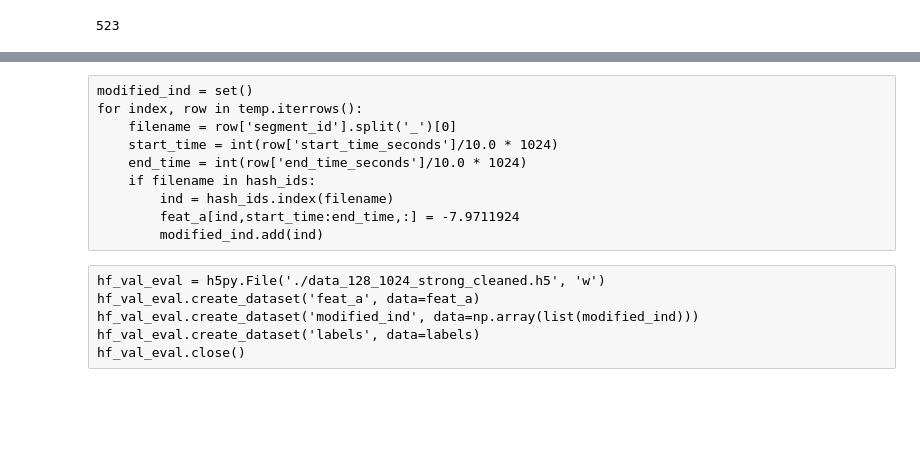
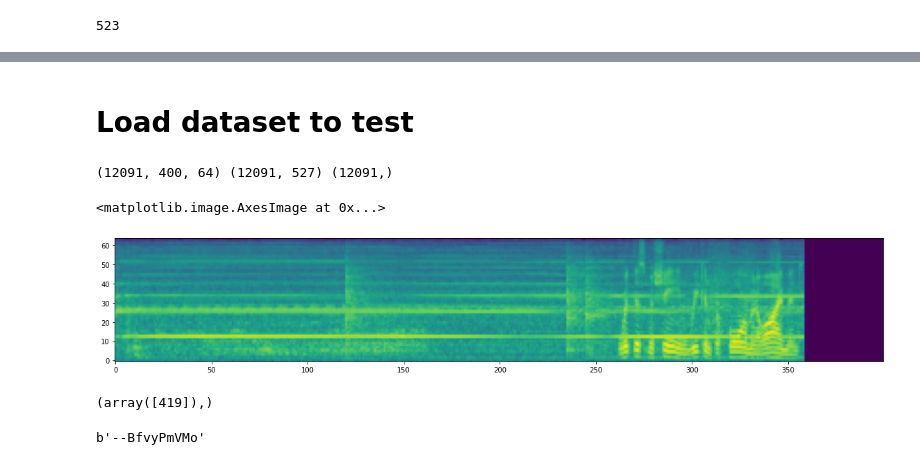
Before and after one commit to lijuncheng16/AudioSetDoneRight, a Jupyter notebook: strong_label_masking.ipynb, the cells around one changed output, grey strips where cells are left out. Drawn from its saved outputs; the diff is of its cells as text; code cells hidden in the pictures; blank space fills up the shorter version.

```diff
--- a/strong_label_masking.ipynb
+++ b/strong_label_masking.ipynb
@@ -177,19 +391,36 @@ hf_val_eval.create_dataset('feat_a', data=feat_a)
 hf_val_eval.create_dataset('modified_ind', data=np.array(list(modified_ind)))
 hf_val_eval.create_dataset('labels', data=labels)
 hf_val_eval.close()
-# %% [raw]
-modified_ind = set()
-for index, row in temp.iterrows():
-    filename = row['segment_id'].split('_')[0]
-    start_time = int(row['start_time_seconds']/10.0 * 1024)
-    end_time = int(row['end_time_seconds']/10.0 * 1024)
-    if filename in hash_ids:
-        ind = hash_ids.index(filename)
-        feat_a[ind,start_time:end_time,:] = -7.9711924
-        modified_ind.add(ind)
-# %% [raw]
-hf_val_eval = h5py.File('./data_128_1024_strong_cleaned.h5', 'w')
-hf_val_eval.create_dataset('feat_a', data=feat_a)
-hf_val_eval.create_dataset('modified_ind', data=np.array(list(modified_ind)))
-hf_val_eval.create_dataset('labels', data=labels)
-hf_val_eval.close()
+# %% [markdown]
+# Load dataset to test
+# %%
+hf_val_eval_path ='./data_64_400_strong_c_masked_concat_subset.h5'
+def bulk_load2(file_path, mu, sigma):
+    hf_val_eval = h5py.File(file_path, 'r')
+    feat_a = (hf_val_eval['feat_a'][:]*2-mu)/(2 * sigma)
+    labels = hf_val_eval['labels'][:]
+    hashes = hf_val_eval['hashes'][:]
+    hf_val_eval.close()
+    return feat_a.astype('float32'), labels.astype('bool'), hashes
+mu_val=-29.072655
+sigma_val=40.71728
+gas_eval_x1, gas_eval_y, gas_eval_hash= bulk_load2(hf_val_eval_path, mu_val, sigma_val)
+# %%
+print(gas_eval_x1.shape, gas_eval_y.shape, gas_eval_hash.shape)
+# %% [output]
+(12091, 400, 64) (12091, 527) (12091,)
+# %%
+plt.figure(figsize = (20,10))
+plt.imshow(gas_eval_x1[1].T, origin='lower')
+# plt.savefig('imgs/hammer_strong.png')
+# %% [output]
+<matplotlib.image.AxesImage at 0x...>
+[figure, added]
+# %%
+print(gas_eval_y[1].nonzero())
+# %% [output]
+(array([419]),)
+# %%
+print(gas_eval_hash[1])
+# %% [output]
+b'--BfvyPmVMo'
```
Also changed, not shown: parts of 29 cells of this notebook.
